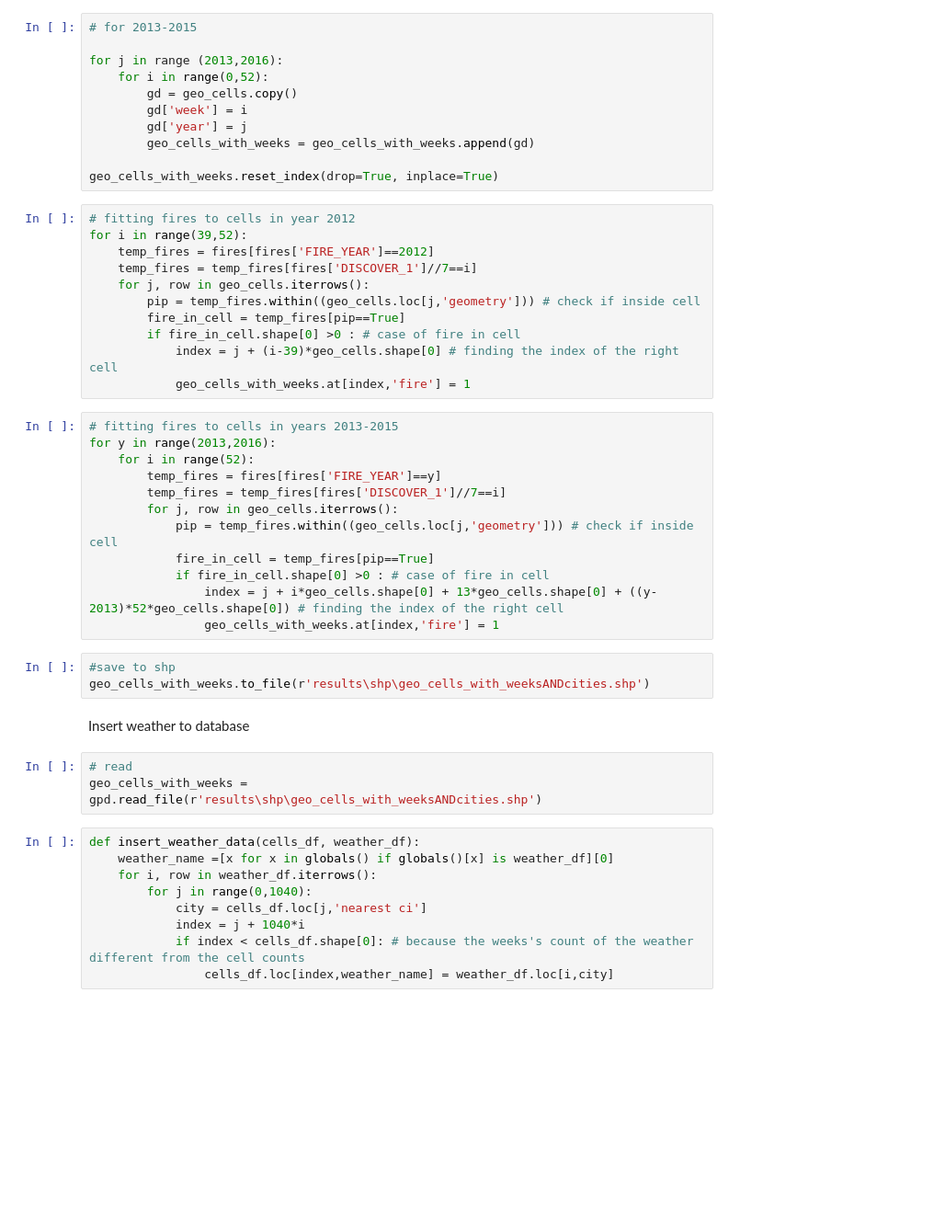
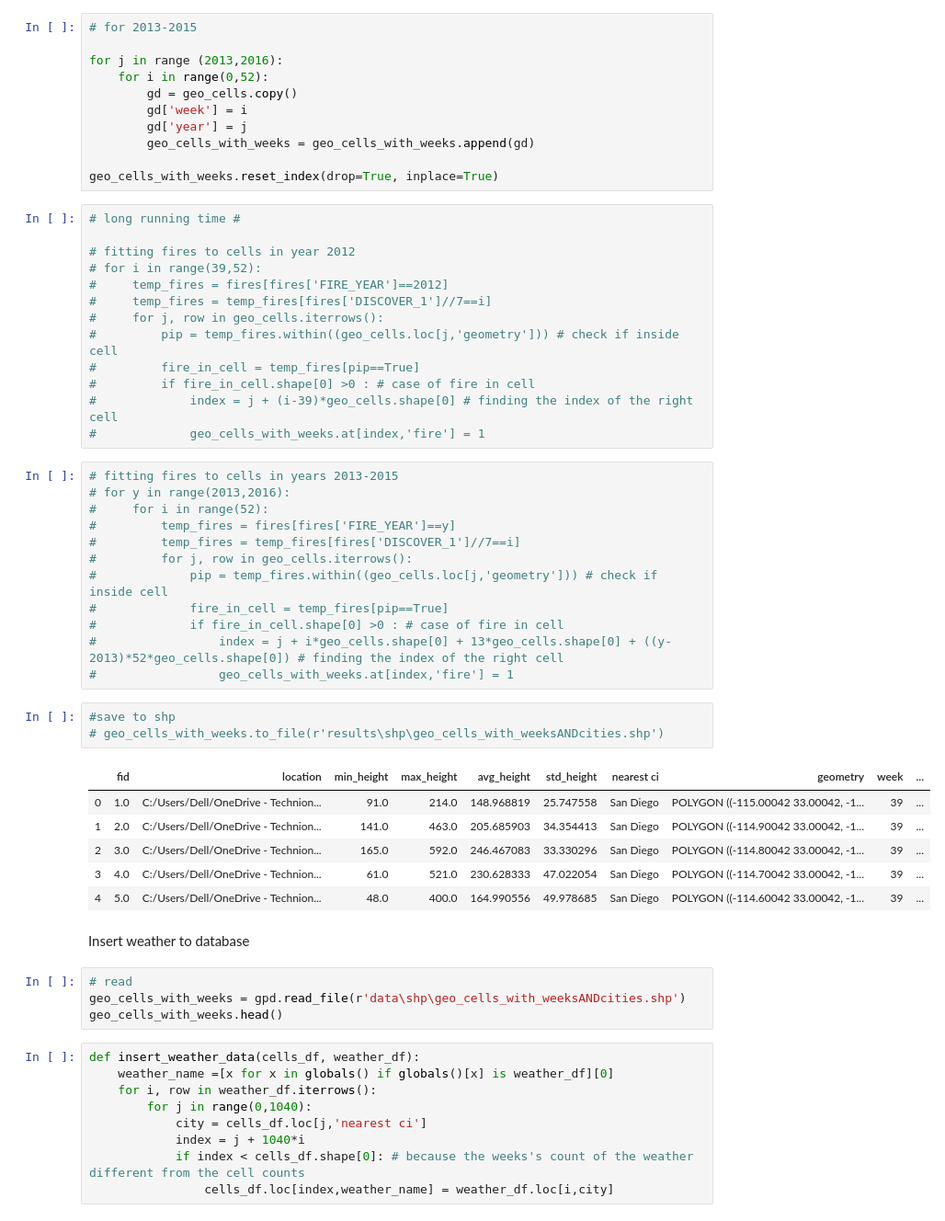
Before and after one commit to noamzimran/Wildfire-prediction, a Jupyter notebook: Build_Database.ipynb, the cells around one changed output. Shown at 92% size. Saved outputs shown, nothing was run; the diff lists cells and outputs as text; blank space fills up the shorter version.

```diff
--- a/Build_Database.ipynb
+++ b/Build_Database.ipynb
@@ -331,36 +406,46 @@ for j in range (2013,2016):
 
 geo_cells_with_weeks.reset_index(drop=True, inplace=True)
 # %%
+# long running time #
+
 # fitting fires to cells in year 2012
-for i in range(39,52):
-    temp_fires = fires[fires['FIRE_YEAR']==2012]
-    temp_fires = temp_fires[fires['DISCOVER_1']//7==i]
-    for j, row in geo_cells.iterrows():
-        pip = temp_fires.within((geo_cells.loc[j,'geometry'])) # check if inside cell
-        fire_in_cell = temp_fires[pip==True]
-        if fire_in_cell.shape[0] >0 : # case of fire in cell
-            index = j + (i-39)*geo_cells.shape[0] # finding the index of the right cell
-            geo_cells_with_weeks.at[index,'fire'] = 1
+# for i in range(39,52):
+#     temp_fires = fires[fires['FIRE_YEAR']==2012]
+#     temp_fires = temp_fires[fires['DISCOVER_1']//7==i]
+#     for j, row in geo_cells.iterrows():
+#         pip = temp_fires.within((geo_cells.loc[j,'geometry'])) # check if inside cell
+#         fire_in_cell = temp_fires[pip==True]
+#         if fire_in_cell.shape[0] >0 : # case of fire in cell
+#             index = j + (i-39)*geo_cells.shape[0] # finding the index of the right cell
+#             geo_cells_with_weeks.at[index,'fire'] = 1
 # %%
 # fitting fires to cells in years 2013-2015
-for y in range(2013,2016):
-    for i in range(52):
-        temp_fires = fires[fires['FIRE_YEAR']==y]
-        temp_fires = temp_fires[fires['DISCOVER_1']//7==i]
-        for j, row in geo_cells.iterrows():
-            pip = temp_fires.within((geo_cells.loc[j,'geometry'])) # check if inside cell
-            fire_in_cell = temp_fires[pip==True]
-            if fire_in_cell.shape[0] >0 : # case of fire in cell
-                index = j + i*geo_cells.shape[0] + 13*geo_cells.shape[0] + ((y-2013)*52*geo_cells.shape[0]) # finding the index of the right cell
-                geo_cells_with_weeks.at[index,'fire'] = 1
+# for y in range(2013,2016):
+#     for i in range(52):
+#         temp_fires = fires[fires['FIRE_YEAR']==y]
+#         temp_fires = temp_fires[fires['DISCOVER_1']//7==i]
+#         for j, row in geo_cells.iterrows():
+#             pip = temp_fires.within((geo_cells.loc[j,'geometry'])) # check if inside cell
+#             fire_in_cell = temp_fires[pip==True]
+#             if fire_in_cell.shape[0] >0 : # case of fire in cell
+#                 index = j + i*geo_cells.shape[0] + 13*geo_cells.shape[0] + ((y-2013)*52*geo_cells.shape[0]) # finding the index of the right cell
+#                 geo_cells_with_weeks.at[index,'fire'] = 1
 # %%
 #save to shp
-geo_cells_with_weeks.to_file(r'results\shp\geo_cells_with_weeksANDcities.shp')
+# geo_cells_with_weeks.to_file(r'results\shp\geo_cells_with_weeksANDcities.shp')
+# %% [output]
+|  | fid | location | min_height | max_height | avg_height | std_height | nearest ci | geometry | week | ... |
+| 0 | 1.0 | C:/Users/Dell/OneDrive - Technion... | 91.0 | 214.0 | 148.968819 | 25.747558 | San Diego | POLYGON ((-115.00042 33.00042, -1... | 39 | ... |
+| 1 | 2.0 | C:/Users/Dell/OneDrive - Technion... | 141.0 | 463.0 | 205.685903 | 34.354413 | San Diego | POLYGON ((-114.90042 33.00042, -1... | 39 | ... |
+| 2 | 3.0 | C:/Users/Dell/OneDrive - Technion... | 165.0 | 592.0 | 246.467083 | 33.330296 | San Diego | POLYGON ((-114.80042 33.00042, -1... | 39 | ... |
+| 3 | 4.0 | C:/Users/Dell/OneDrive - Technion... | 61.0 | 521.0 | 230.628333 | 47.022054 | San Diego | POLYGON ((-114.70042 33.00042, -1... | 39 | ... |
+| 4 | 5.0 | C:/Users/Dell/OneDrive - Technion... | 48.0 | 400.0 | 164.990556 | 49.978685 | San Diego | POLYGON ((-114.60042 33.00042, -1... | 39 | ... |
 # %% [markdown]
 Insert weather to database
 # %%
 # read
-geo_cells_with_weeks = gpd.read_file(r'results\shp\geo_cells_with_weeksANDcities.shp')
+geo_cells_with_weeks = gpd.read_file(r'data\shp\geo_cells_with_weeksANDcities.shp')
+geo_cells_with_weeks.head()
 # %%
 def insert_weather_data(cells_df, weather_df):
     weather_name =[x for x in globals() if globals()[x] is weather_df][0]
```
Also changed, not shown: parts of 20 cells of this notebook, 13 other files.
